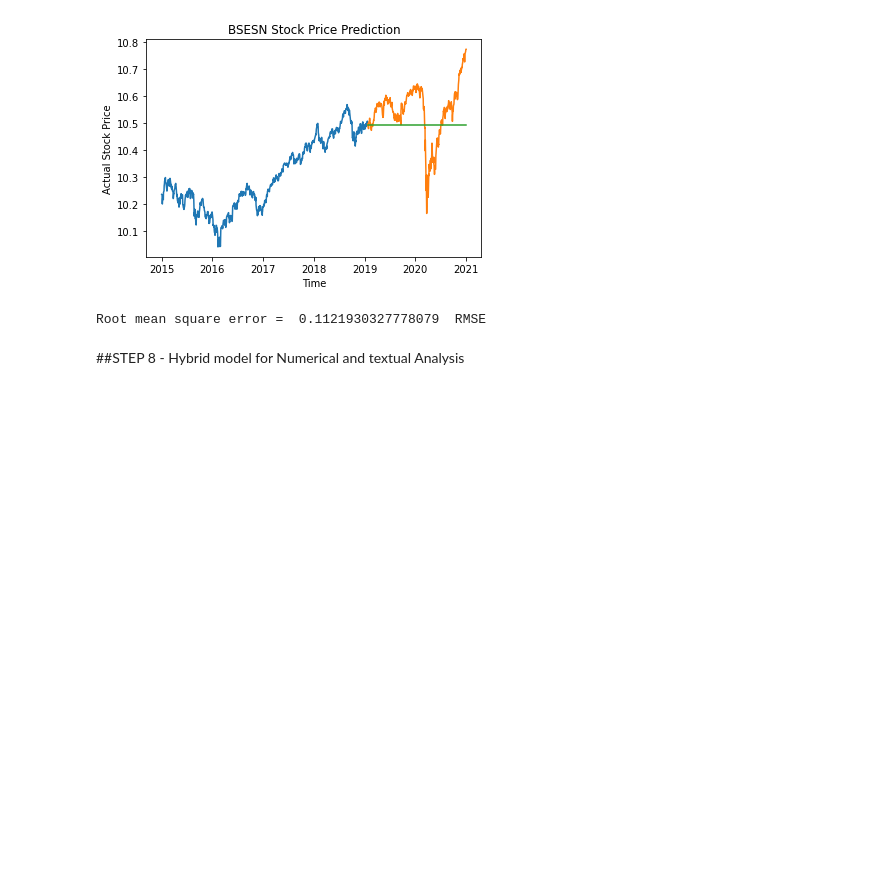
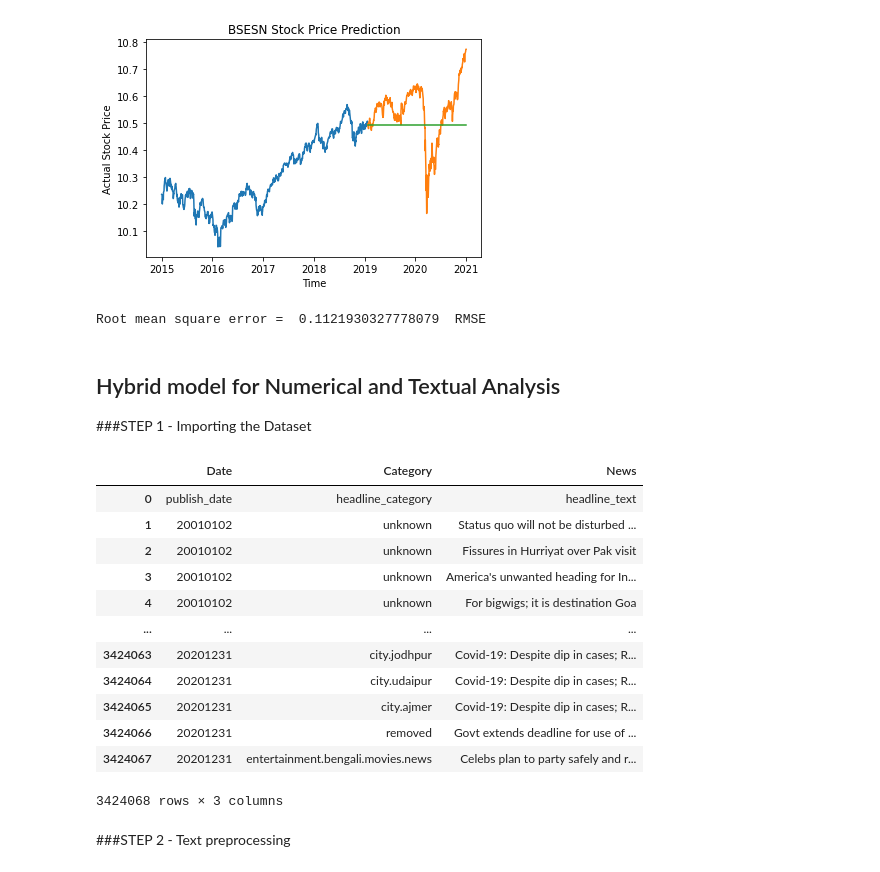
Before and after one commit to abhijeetraj22/TSF-GRIP_Tasks, a Jupyter notebook: TSF_Task_7.ipynb, the cells around one changed output. Saved outputs shown, nothing was run; the diff lists cells and outputs as text; code cells hidden in the pictures; blank space fills up the shorter version.

```diff
--- a/TSF_Task_7.ipynb
+++ b/TSF_Task_7.ipynb
@@ -358,4 +357,26 @@ print("Root mean square error = ",testScore," RMSE")
 # %% [output]
 Root mean square error =  0.1121930327778079  RMSE
 # %% [markdown]
-##STEP 8 - Hybrid model for Numerical and textual Analysis
+## Hybrid model for Numerical and Textual Analysis
+###STEP 1 - Importing the Dataset
+# %%
+#Importing the Dataset
+columns = ['Date','Category','News']
+news_df = pd.read_csv('/content/drive/MyDrive/Colab Notebooks/india-news-headlines.csv', names = columns)
+news_df
+# %% [output]
+|  | Date | Category | News |
+| 0 | publish_date | headline_category | headline_text |
+| 1 | 20010102 | unknown | Status quo will not be disturbed ... |
+| 2 | 20010102 | unknown | Fissures in Hurriyat over Pak visit |
+| 3 | 20010102 | unknown | America's unwanted heading for In... |
+| 4 | 20010102 | unknown | For bigwigs; it is destination Goa |
+| ... | ... | ... | ... |
+| 3424063 | 20201231 | city.jodhpur | Covid-19: Despite dip in cases; R... |
+| 3424064 | 20201231 | city.udaipur | Covid-19: Despite dip in cases; R... |
+| 3424065 | 20201231 | city.ajmer | Covid-19: Despite dip in cases; R... |
+| 3424066 | 20201231 | removed | Govt extends deadline for use of ... |
+| 3424067 | 20201231 | entertainment.bengali.movies.news | Celebs plan to party safely and r... |
+3424068 rows × 3 columns
+# %% [markdown]
+###STEP 2 - Text preprocessing
```
Also changed, not shown: parts of 59 cells of this notebook.
